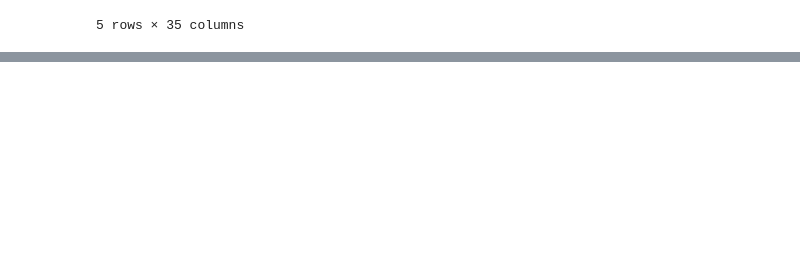
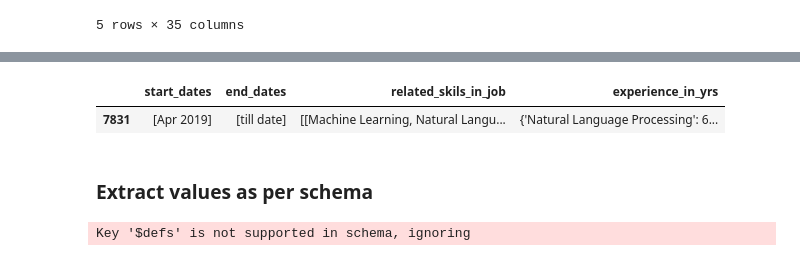
Before and after one commit to sidtandon2014/resume-screener, a Jupyter notebook: experiments/parse-candidate_resumes.ipynb, the cells around one changed output, grey strips where cells are left out. Drawn from its saved outputs; the diff is of its cells as text; code cells hidden in the pictures; blank space fills up the shorter version.

```diff
--- a/experiments/parse-candidate_resumes.ipynb
+++ b/experiments/parse-candidate_resumes.ipynb
@@ -13,0 +179,22 @@ resumes.head()
+# %%
+import itertools
+
+def create_experience(row):
+# for index, row in resumes.loc[:1][["start_dates","end_dates","related_skils_in_job"]].iterrows():
+    experiences = []
+    for start_date, end_date, related_skills in zip(row.start_dates, row.end_dates, row.related_skils_in_job):
+        try:
+            if end_date is not None and end_date.strip().lower() in ['till date','current','present','ongoing','n/a']:
+                end_date = "January 2025"
+
+            experience = int(re.findall(r'[\d]{4}', end_date)[0]) - int(re.findall(r'[\d]{4}', start_date)[0])
+        except Exception as ex:
+            # print(ex, row.name)
+            experience = 0
+
+        # print(type(related_skills))
+        if type(related_skills) == list:
+            experiences.append({skill: experience for skill in set(related_skills)})
+
+    df = pd.DataFrame(experiences)
+    return df.sum(axis = 0).to_dict()
@@ -13,0 +211,9 @@ resumes.head()
+# %%
+resumes.loc[:,"experience_in_yrs"] = resumes.apply(lambda x: create_experience(x), axis = 1)
+# %%
+resumes.sample(1)[["start_dates","end_dates","related_skils_in_job","experience_in_yrs"]]
+# %% [output]
+|  | start_dates | end_dates | related_skils_in_job | experience_in_yrs |
+| 7831 | [Apr 2019] | [till date] | [[Machine Learning, Natural Langu... | {'Natural Language Processing': 6... |
+# %% [markdown]
+### Extract values as per schema
@@ -13,0 +253,16 @@ resumes.head()
+# %%
+prompt = ChatPromptTemplate.from_messages(
+    [
+        (
+            "system",
+            system_prompt
+        ),
+        ("human", "{text}"),
+    ]
+)
+
+runnable = prompt | llm.with_structured_output(
+    schema=ResumeFields
+)
+# %% [output]
+Key '$defs' is not supported in schema, ignoring
```
Also changed, not shown: parts of 30 cells of this notebook, 2 other files.
